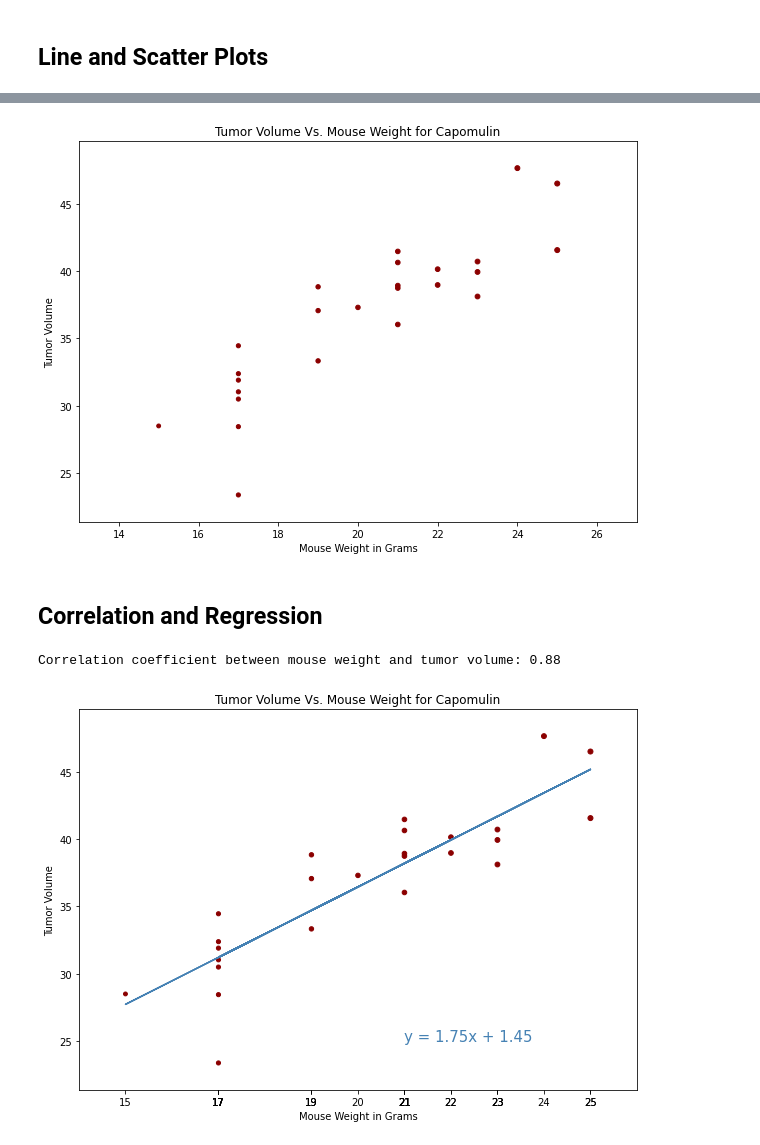
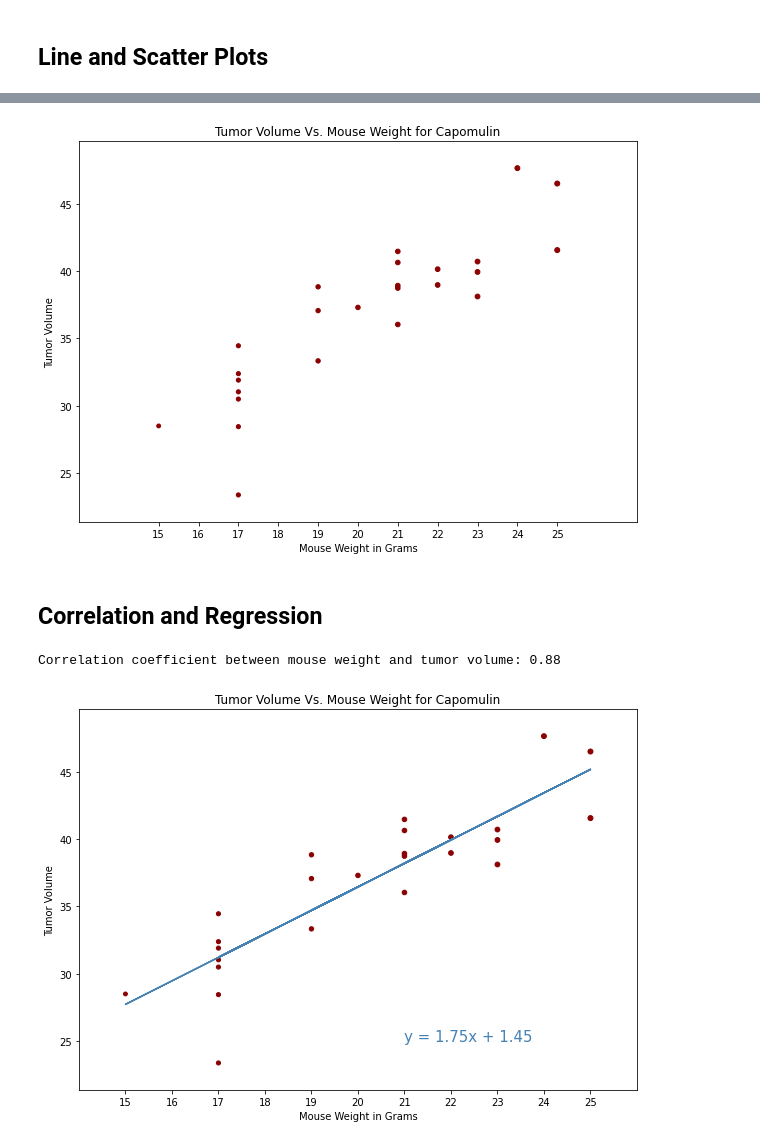
Before and after one commit to kennethcandersen/matplotlib, a Jupyter notebook: pymaceuticals_starter.ipynb, the cells around one changed output, grey strips where cells are left out. Drawn from its saved outputs; the diff is of its cells as text; code cells hidden in the pictures.

```diff
--- a/pymaceuticals_starter.ipynb
+++ b/pymaceuticals_starter.ipynb
@@ -201,7 +245,10 @@ plt.show()
 # Calculate the final tumor volume of each mouse across four of the treatment regimens:
 # Capomulin, Ramicane, Infubinol, and Ceftamin
 
-mouse_final_vol = clean_merge_df.loc[clean_merge_df.groupby(['Drug Regimen', 'Mouse ID'])["Timepoint"].idxmax()]
-mouse_final_vol.head()
+mouse_final_vol = clean_merge_df.loc[clean_merge_df.groupby   # This .idxmax() function seemed like the best way to
+                  (['Mouse ID'])["Timepoint"].idxmax()]       # return the an entire row based on the max in only
+                                                              # one column. It seemed easier than splitting and
+                                                              # merging columns, though it took me awhile to understand
+mouse_final_vol                                               # how it works
 # %% [output]
 |  | Mouse ID | Drug Regimen | Sex | Age_months | Weight (g) | Timepoint | Tumor Volume (mm3) | ... |
@@ -359,58 +428,72 @@ plt.show()
 # %%
 # Generate a scatter plot of average tumor volume vs. mouse weight for the Capomulin regimen
 
-drug_regimen = 'Capomulin'
-mouse_final_vol = mouse_final_vol.loc[mouse_final_vol["Drug Regimen"] == drug_regimen]
+drug_regimen = 'Capomulin'                              # Set up variable to make it easier to change which drug
+                                                        # regimen is being plotted, if desired
 
-ave_volume = mouse_final_vol['Tumor Volume (mm3)']
-mouse_weight = mouse_final_vol['Weight (g)']
+mouse_final_vol = mouse_final_vol.loc[mouse_final_vol   # Filter for that Drug
+                                      ["Drug Regimen"] == drug_regimen]
 
-plt.figure(figsize=(10, 7))
-plt.xlim(mouse_weight.min()-2, mouse_weight.max()+2)
+ave_volume = mouse_final_vol['Tumor Volume (mm3)']      # Setting up list of values for Y axis
+
+mouse_weight = mouse_final_vol['Weight (g)']            # Setting up list values for X axis
+
+plt.figure(figsize=(10, 7))                             # Make figure larger than default
+
+plt.xlim(mouse_weight.min()-2, mouse_weight.max()+2)    # Give chart some white space at margins
 plt.ylim(ave_volume.min()-2, ave_volume.max()+2)
-plt.title(f"Tumor Volume Vs. Mouse Weight for {drug_regimen}")
+
+plt.title(f"Tumor Volume Vs. Mouse Weight for {drug_regimen}") # Title and axis lables
 plt.xlabel("Mouse Weight in Grams")
 plt.ylabel("Tumor Volume")
 
-plt.scatter(mouse_weight, ave_volume, marker="o", facecolors="darkred", s=mouse_weight, alpha=1)
+plt.xticks(range(mouse_weight.min(),
+                 mouse_weight.max()+1), rotation=0 )     # Setting up ticks on the x axis
+
+plt.scatter(mouse_weight, ave_volume, marker="o",        # The plot, with some formatting
+            facecolors="darkred", s=mouse_weight, alpha=1)
+
 plt.show()
 # %% [output]
-[figure, old version]
+[figure, new version]
 # %% [markdown]
 ## Correlation and Regression
 # %%
 # Calculate the correlation coefficient and linear regression model
 # for mouse weight and average tumor volume for the Capomulin regimen
 
-
-print(f"Correlation coefficient between mouse weight and tumor volume: \
-{round(st.pearsonr(mouse_weight,ave_volume)[0],2)}")
+# Print the coefficient calculation:
+print(f"Correlation coefficient between mouse weight and tumor volume: {round(st.pearsonr(mouse_weight,ave_volume)[0],2)}")
 
 # Create equation of line to calculate predicted violent crime rate
 
-slope, intercept, rvalue, pvalue, stderr = stats.linregress(mouse_weight, ave_volume)
+slope, intercept, rvalue, pvalue, stderr = stats.linregress(mouse_weight, ave_volume)  # Get elements of regression equation
 
-regress_values = mouse_weight * slope + intercept
+regress_values = mouse_weight * slope + intercept       # Create regression equation
 
-line_eq = "y = " + str(round(slope,2)) + "x + " + str(round(intercept,2))
 
 # Plot the linear model on top of scatter plot
-plt.figure(figsize=(10, 7))
-plt.xlim(mouse_weight.min()-1, mouse_weight.max()+1)
+
+plt.figure(figsize=(10, 7))                             # Make figure larger than default
+
+plt.xlim(mouse_weight.min()-1, mouse_weight.max()+1)    # Give chart some white space at margins
 plt.ylim(ave_volume.min()-2, ave_volume.max()+2)
-plt.title(f"Tumor Volume Vs. Mouse Weight for {drug_regimen}")
+
+plt.title(f"Tumor Volume Vs. Mouse Weight for {drug_regimen}") # Title and axis lables
 plt.xlabel("Mouse Weight in Grams")
 plt.ylabel("Tumor Volume")
 
-plt.annotate(line_eq,(21,25),fontsize=15, color="steelblue")
+line_eq = "y = " + str(round(slope,2)) + "x + " + str(round(intercept,2))   # Create a string to annotate the
+plt.annotate(line_eq,(21,25),fontsize=15, color="steelblue")                # regression equation on the chart
 
-plt.scatter(mouse_weight, ave_volume, marker="o", facecolors="darkred", s=mouse_weight, alpha=1)
+plt.scatter(mouse_weight, ave_volume, marker="o",                           # The scatter plot of mouse weight
+            facecolors="darkred", s=mouse_weight, alpha=1)                  # versus tumor volume, with some formatting
 
-plt.plot(mouse_weight, regress_values, color="steelblue")
+plt.plot(mouse_weight, regress_values, color="steelblue")                   # Plotting the superimposed regression line
 
-plt.xticks(mouse_weight, rotation=0 )
+plt.xticks(range(mouse_weight.min(), mouse_weight.max()+1), rotation=0 )    # Setting up ticks on the x axis
 
 plt.show()
 # %% [output]
 Correlation coefficient between mouse weight and tumor volume: 0.88
-[figure, old version]
+[figure, new version]
```
Also changed, not shown: parts of 15 cells of this notebook.
